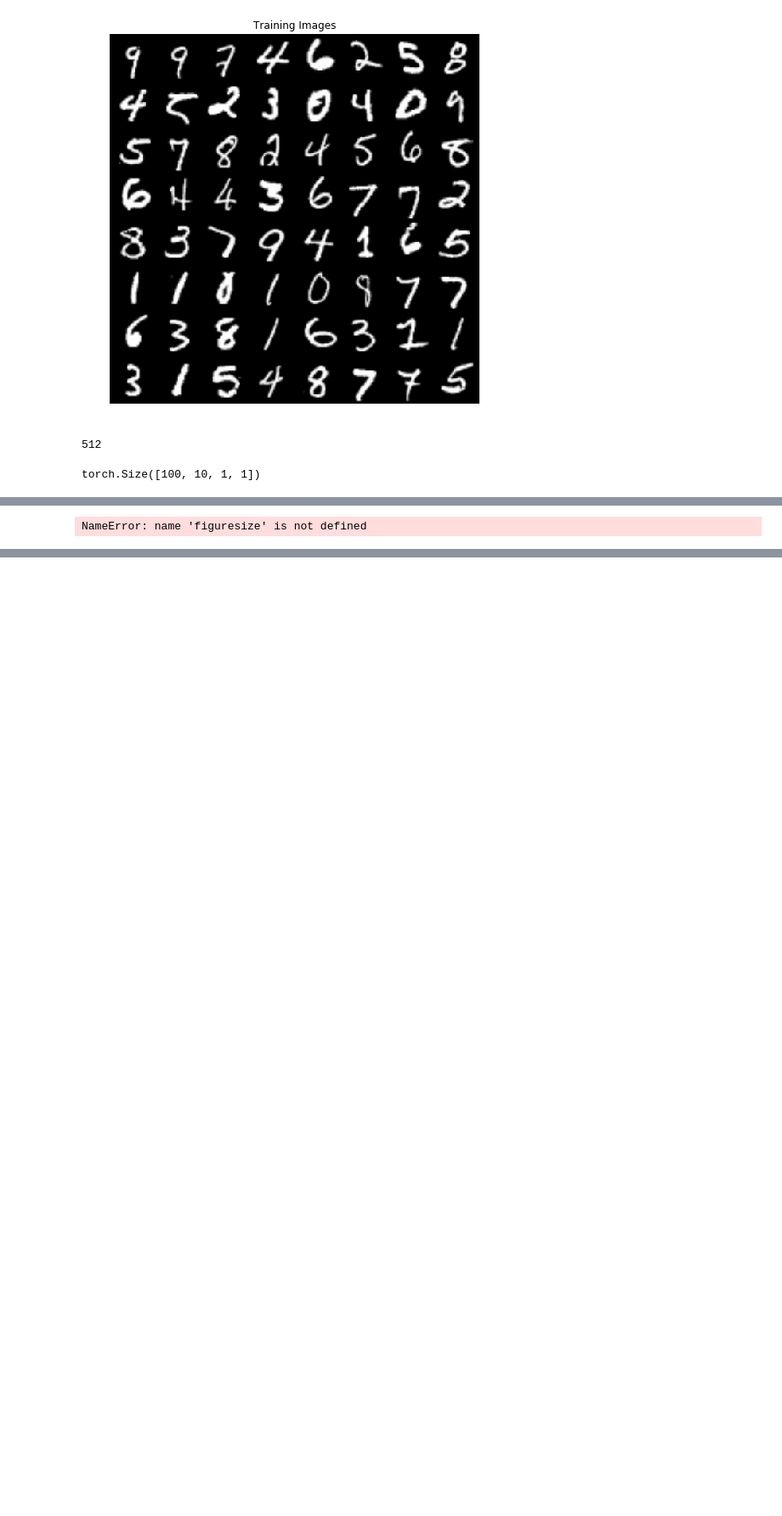
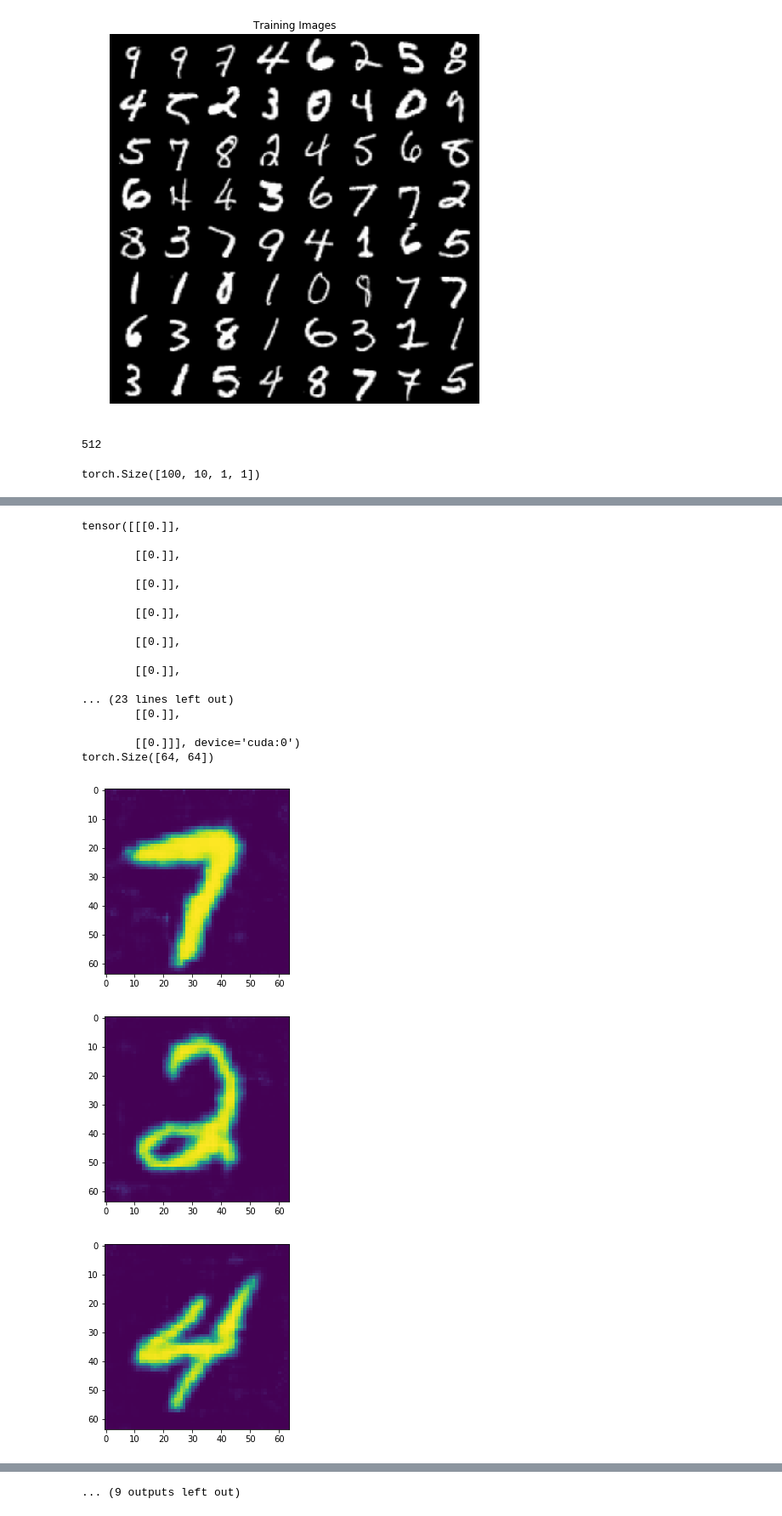
Before and after one commit to mvhel/GANasso, a Jupyter notebook: Conditional_DCGAN.ipynb, the cells around one changed output, grey strips where cells are left out. Shown at 85% size. Saved outputs shown, nothing was run; the diff lists cells and outputs as text; code cells hidden in the pictures; blank space fills up the shorter version.

```diff
--- a/Conditional_DCGAN.ipynb
+++ b/Conditional_DCGAN.ipynb
@@ -338,6 +335,40 @@ Epoch: 2/30, Step: 2000, D Loss: 0.9792318344116211, G Loss: 1.4610142707824707
-# %%
-# generation to image
-G.eval()
-imshow(get_sample_image(G, n_noise), cmap='gray')
-# %% [output]
-NameError: name 'figuresize' is not defined
+# %%
+# generation to image
+G.eval()
+z = torch.randn((batch_size, 100, 1, 1))
+y_rand = (torch.rand(batch_size, 1) * 10).type(torch.LongTensor).squeeze()
+y_label = onehot[y_rand]
+y_fill = fill[y_rand]
+z = Variable(z.cuda())
+y_label = Variable(y_label.cuda())
+y_fill =  Variable(y_fill.cuda())
+print(y_label[0])
+print(y_label[1])
+with torch.no_grad():
+    fake_images = G(z,y_label).detach().cpu()
+
+print(fake_images[0][0].shape)
+for i in range(20):
+    plt.imshow(fake_images[i][0])
+    plt.show()
+# %% [output]
+tensor([[[0.]],
+
+        [[0.]],
+
+        [[0.]],
+
+        [[0.]],
+
+        [[0.]],
+
+        [[0.]],
+
+... (23 lines left out)
+        [[0.]],
+
+        [[0.]]], device='cuda:0')
+torch.Size([64, 64])
+[figure, added]
+[figure, added]
+[figure, added]
@@ -344,3 +383,4 @@ NameError: name 'figuresize' is not defined
+... (9 outputs left out)
 # %%
 def save_checkpoint(state, file_name='checkpoint.pth.tar'):
     torch.save(state, file_name)
```
Also changed, not shown: parts of 2 cells of this notebook.
